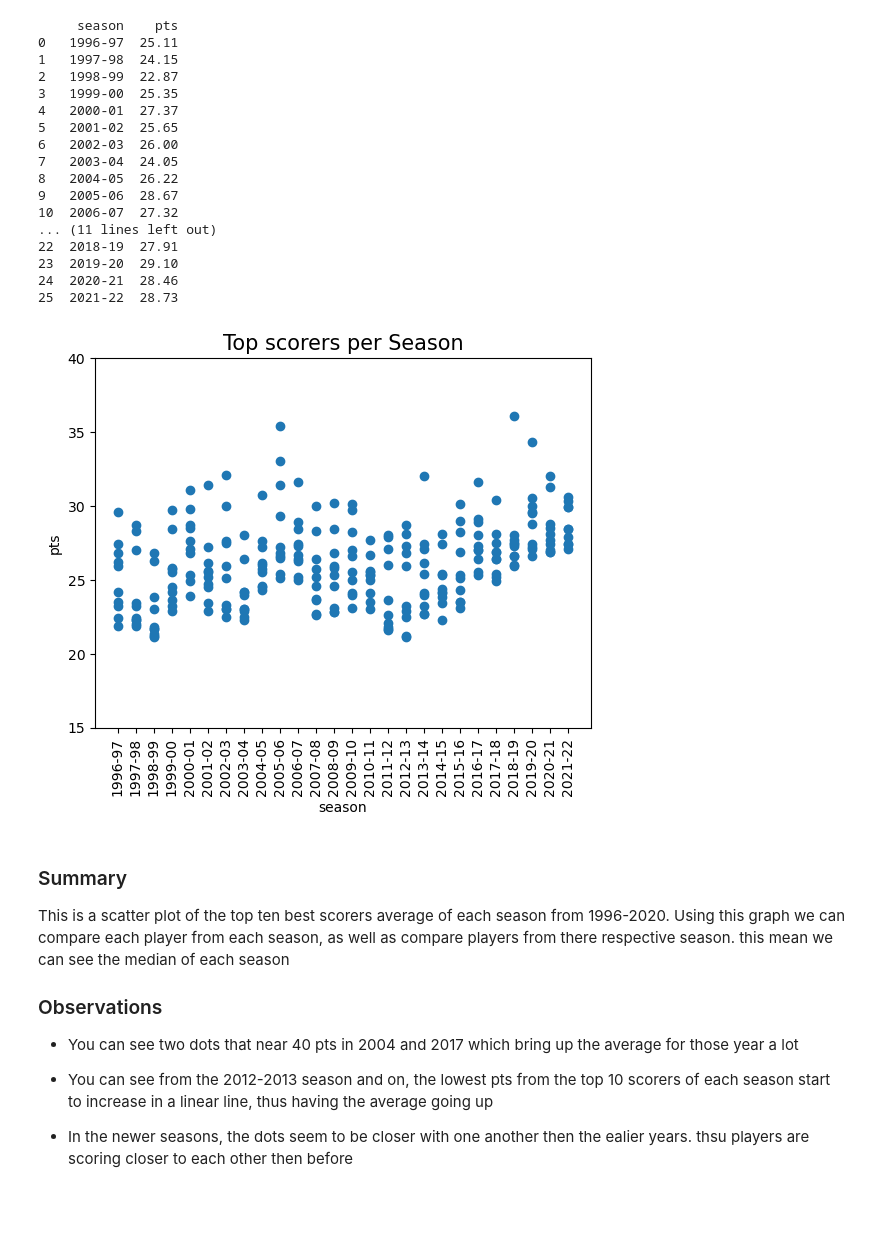
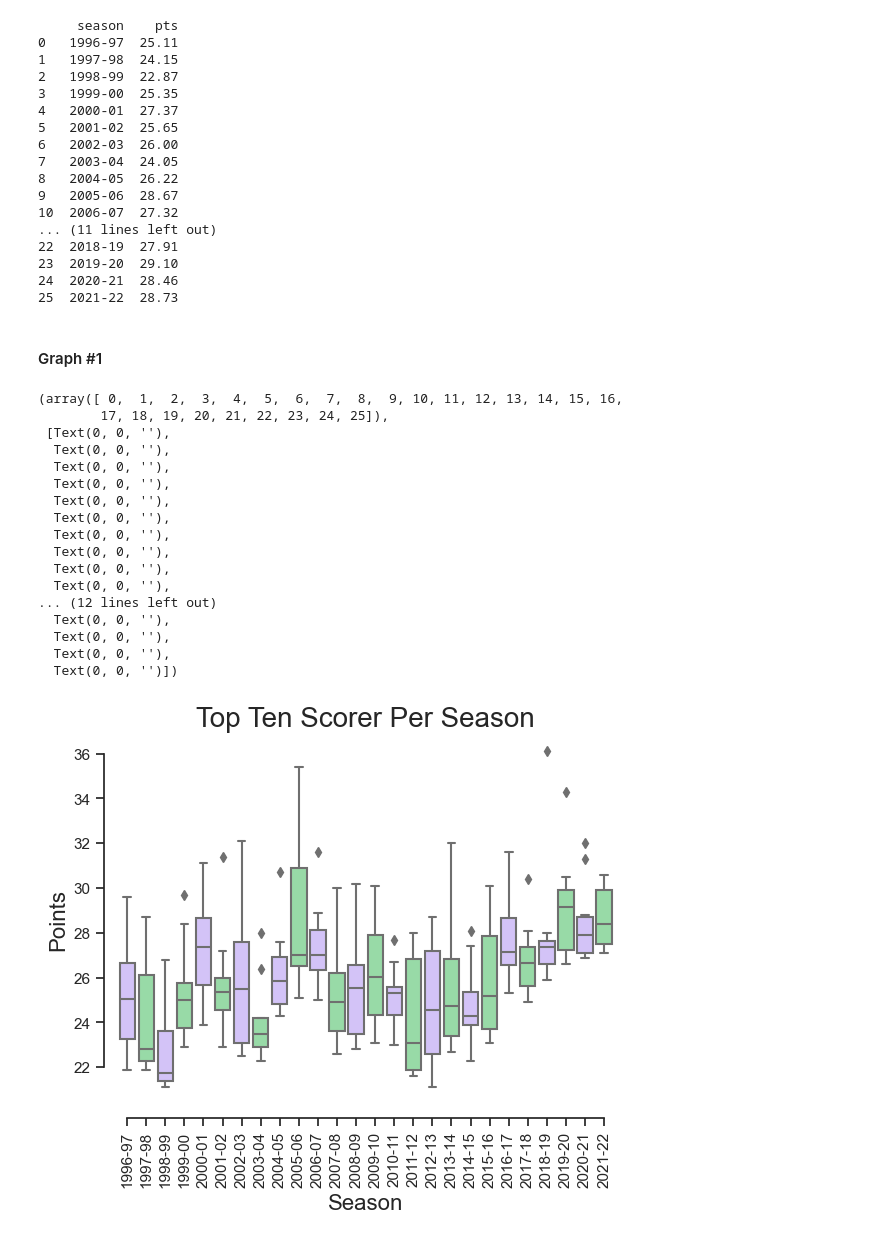
Before and after one commit to ubco-W2022T2-data301/project-group-group39, a Jupyter notebook: analysis/analysis2.ipynb, the cells around one changed output. Cells and saved outputs as stored; diff of their text form; code cells hidden in the pictures; blank space fills up the shorter version.

```diff
--- a/analysis/analysis2.ipynb
+++ b/analysis/analysis2.ipynb
@@ -115,31 +226,38 @@ print(dfs)
 23  2019-20  29.10
 24  2020-21  28.46
 25  2021-22  28.73
-# %%
-
-
-top10 = allSeason.groupby('season').apply(lambda x: x.nlargest(10, 'pts')).reset_index(drop=True)
-fig, ax = plt.subplots()
-ax.scatter(top10['season'], top10['pts'])
-ax.set_xlabel('season')
-ax.set_ylabel('pts')
-ax.set_title('Top scorers per Season')
-ax.title.set_size(15)
-
-ax.set_xticks(range(len(top10['season'].unique())))
-ax.set_xticklabels(top10['season'].unique(), rotation=90)
-ax.set_yticks([15, 20, 25, 30, 35, 40])
-plt.show()
-# %% [output]
-[figure, removed]
-# %% [markdown]
-### Summary
- This is a scatter plot of the top ten best scorers average of each season from 1996-2020. Using this graph we can  compare each player from each season, as well as compare players from there respective season. this mean we can see the median of each season
-
- ### Observations
-
-* You can see two dots that near 40 pts in 2004 and 2017 which bring up the average for those year a lot
-
-* You can see from the 2012-2013 season and on, the lowest pts from the top 10 scorers of each season start to increase in a linear line, thus having the average going up
-
-* In the newer seasons, the dots seem to be closer with one another then the ealier years. thsu players are scoring closer to each other then before
+# %% [markdown]
+#### Graph #1
+# %%
+import seaborn as sns
+top10 = allSeason.groupby('season').apply(lambda x: x.nlargest(10, 'pts')).reset_index(drop=True)
+sns.set_theme(style="ticks", palette="pastel")
+
+
+ax = sns.boxplot(x="season", y="pts",
+            palette=["m", "g"],
+            data= top10,)
+sns.despine(offset=10, trim=True)
+ax.set_xlabel('Season', fontsize=16)
+ax.set_ylabel('Points', fontsize=16)
+ax.set_title('Top Ten Scorer Per Season', fontsize=20)
+plt.xticks(rotation = 90)
+# %% [output]
+(array([ 0,  1,  2,  3,  4,  5,  6,  7,  8,  9, 10, 11, 12, 13, 14, 15, 16,
+        17, 18, 19, 20, 21, 22, 23, 24, 25]),
+ [Text(0, 0, ''),
+  Text(0, 0, ''),
+  Text(0, 0, ''),
+  Text(0, 0, ''),
+  Text(0, 0, ''),
+  Text(0, 0, ''),
+  Text(0, 0, ''),
+  Text(0, 0, ''),
+  Text(0, 0, ''),
+  Text(0, 0, ''),
+... (12 lines left out)
+  Text(0, 0, ''),
+  Text(0, 0, ''),
+  Text(0, 0, ''),
+  Text(0, 0, '')])
+[figure, added]
```
Also changed, not shown: parts of 21 cells of this notebook.
